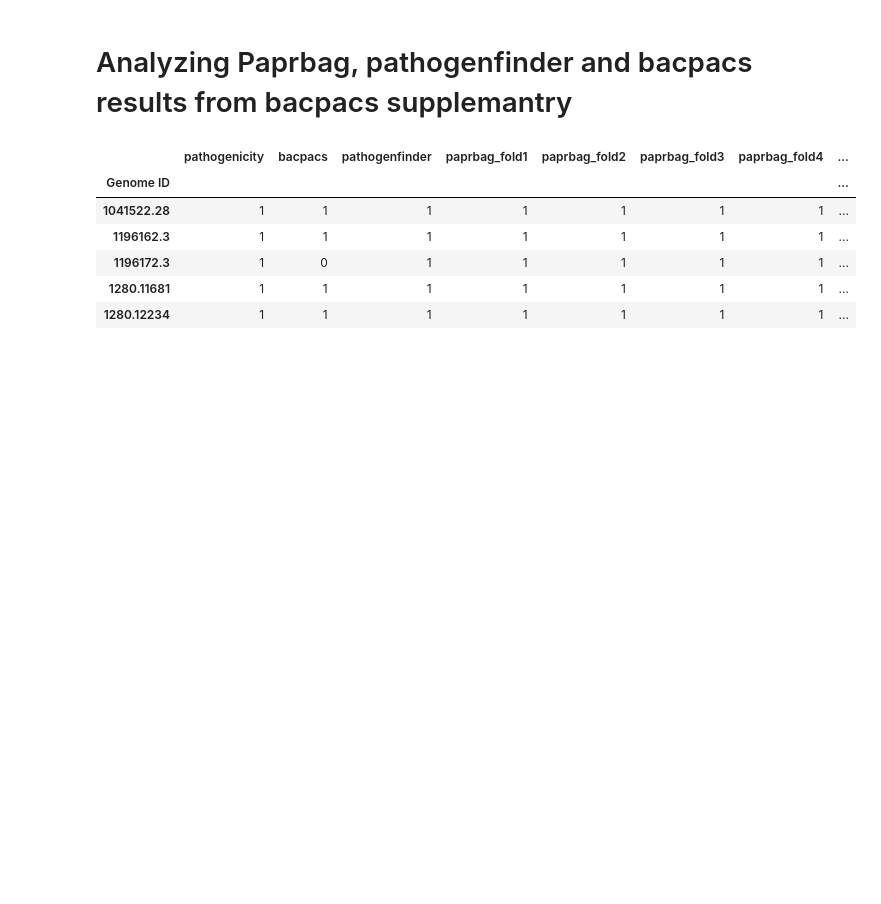
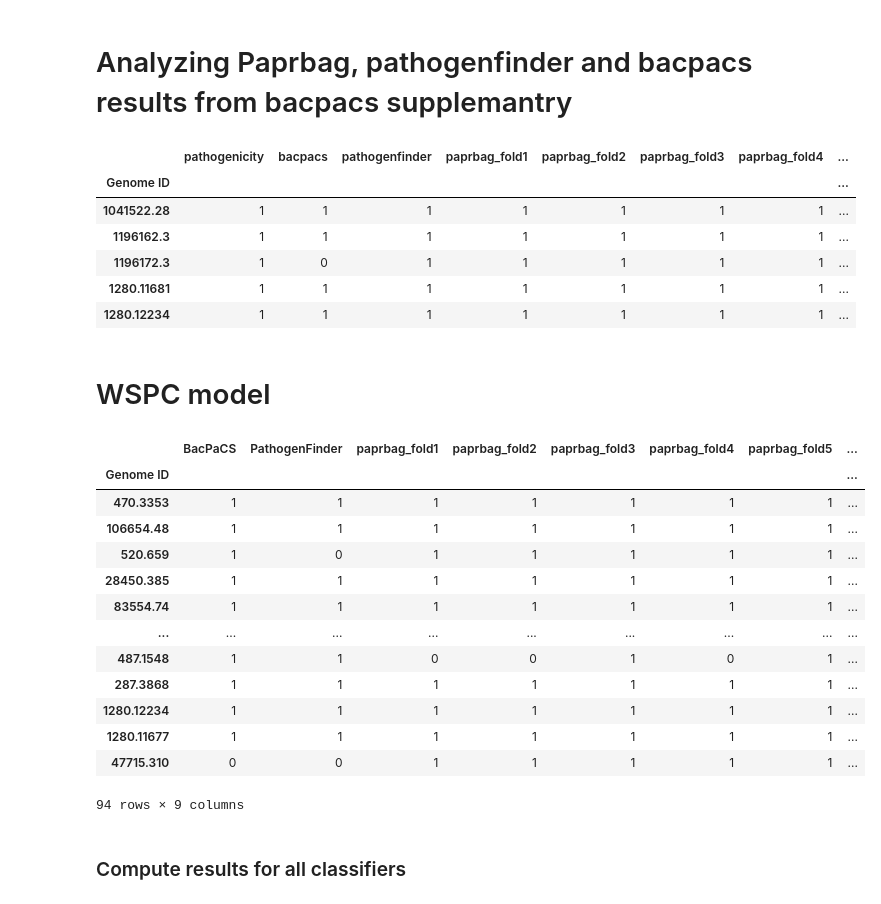
Before and after one commit to shakedna1/wspc_rep, a Jupyter notebook: comp_analysis/Bacpacs/Bacpacs_comparative_analysis.ipynb, the cells around one changed output. Drawn from its saved outputs; the diff is of its cells as text; code cells hidden in the pictures; blank space fills up the shorter version.

```diff
--- a/comp_analysis/Bacpacs/Bacpacs_comparative_analysis.ipynb
+++ b/comp_analysis/Bacpacs/Bacpacs_comparative_analysis.ipynb
@@ -300,6 +230,9 @@ print(classification_report(list(deepac_r_preds_df['Label']),
 weighted avg       0.87      0.87      0.85        94
 # %% [markdown]
 # Analyzing Paprbag, pathogenfinder and bacpacs results from bacpacs supplemantry
+# %%
+paprbag_folds =  ['paprbag_fold1', 'paprbag_fold2', 'paprbag_fold3', 'paprbag_fold4', 'paprbag_fold5']
+bacpacs_methods = ['bacpacs', 'pathogenfinder'] + paprbag_folds
 # %%
 bacpacs_comp_analysis_sup = pd.read_csv(bacpacs_dir_path + 'Bacpacs-Supplementary.csv', dtype=str).set_index('Genome ID')
 bacpacs_comp_analysis_sup = bacpacs_comp_analysis_sup.replace(['hp'], 1)
@@ -324,0 +250,33 @@ def find_preds_from_sup(genomes_list, sup_results_df ,method_name):
+# %%
+all_methods_preds = bacpacs_comp_analysis_sup.loc[bacpacs_dataset.y.index, bacpacs_methods]
+all_methods_preds.loc[bacpacs_dataset.y.index, LABEL] = bacpacs_dataset.y
+
+all_methods_preds.rename(columns={'bacpacs': BACPACS, 'pathogenfinder': PATHOGEN_FINDER}, inplace=True)
+# %% [markdown]
+# WSPC model
+# %%
+model_path = '..\..\WSPC Model\WSPC_model.pkl'
+
+WSPC_cls = util.load_model(model_path)
+# %%
+preds = WSPC_cls.predict(bacpacs_dataset.data)
+all_methods_preds.loc[bacpacs_dataset.y.index, WSPC] = preds
+# %%
+all_methods_preds
+# %% [output]
+|  | BacPaCS | PathogenFinder | paprbag_fold1 | paprbag_fold2 | paprbag_fold3 | paprbag_fold4 | paprbag_fold5 | ... |
+| Genome ID |  |  |  |  |  |  |  | ... |
+| 470.3353 | 1 | 1 | 1 | 1 | 1 | 1 | 1 | ... |
+| 106654.48 | 1 | 1 | 1 | 1 | 1 | 1 | 1 | ... |
+| 520.659 | 1 | 0 | 1 | 1 | 1 | 1 | 1 | ... |
+| 28450.385 | 1 | 1 | 1 | 1 | 1 | 1 | 1 | ... |
+| 83554.74 | 1 | 1 | 1 | 1 | 1 | 1 | 1 | ... |
+| ... | ... | ... | ... | ... | ... | ... | ... | ... |
+| 487.1548 | 1 | 1 | 0 | 0 | 1 | 0 | 1 | ... |
+| 287.3868 | 1 | 1 | 1 | 1 | 1 | 1 | 1 | ... |
+| 1280.12234 | 1 | 1 | 1 | 1 | 1 | 1 | 1 | ... |
+| 1280.11677 | 1 | 1 | 1 | 1 | 1 | 1 | 1 | ... |
+| 47715.310 | 0 | 0 | 1 | 1 | 1 | 1 | 1 | ... |
+94 rows × 9 columns
+# %% [markdown]
+### Compute results for all classifiers
```
Also changed, not shown: parts of 47 cells of this notebook.
